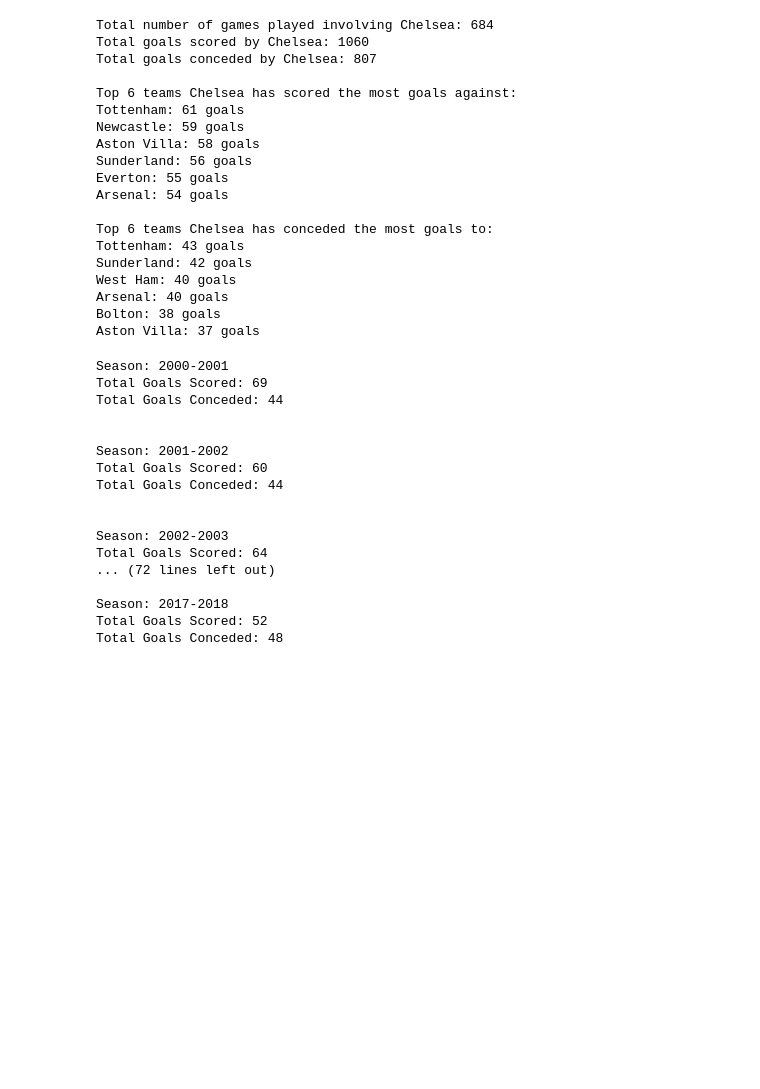
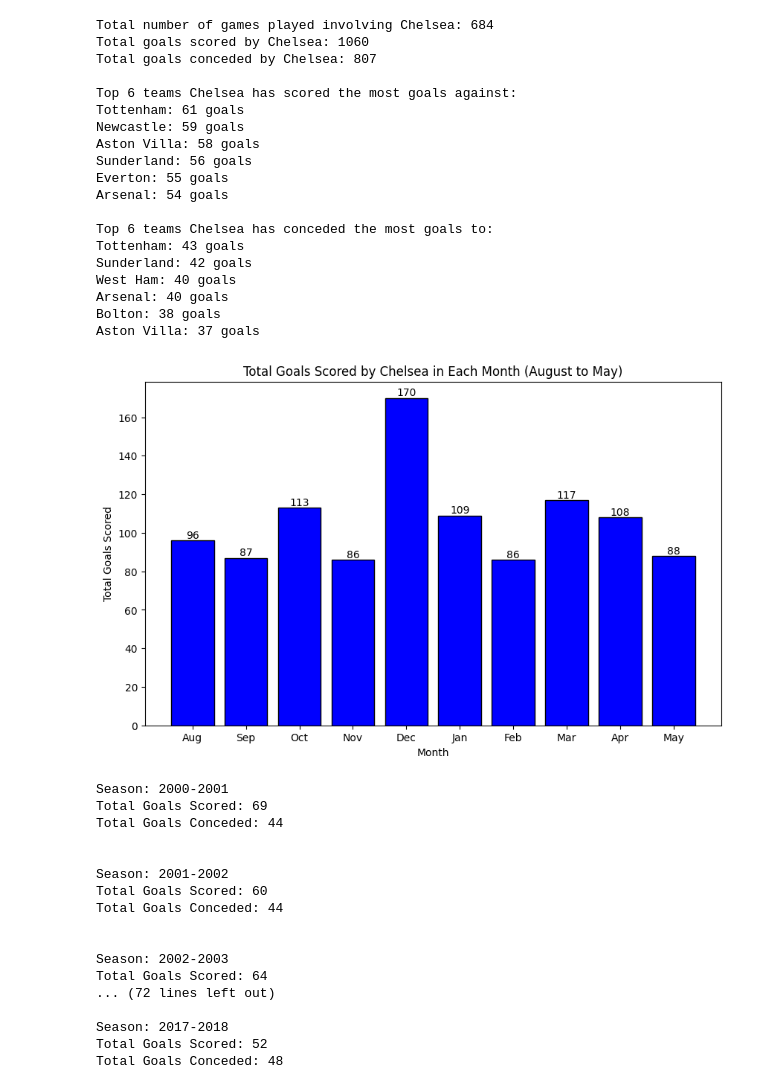
Before and after one commit to SashlynNade/CFC_Analysis, a Jupyter notebook: Chelsea_Analysis.ipynb, the cells around one changed output. Cells and saved outputs as stored; diff of their text form; code cells hidden in the pictures; blank space fills up the shorter version.

```diff
--- a/Chelsea_Analysis.ipynb
+++ b/Chelsea_Analysis.ipynb
@@ -139,6 +215,57 @@ West Ham: 40 goals
 Arsenal: 40 goals
 Bolton: 38 goals
 Aston Villa: 37 goals
+# %%
+import pandas as pd
+import matplotlib.pyplot as plt
+
+# Open the Excel file
+excel_file_path = "final_dataset.xlsx"
+
+# Read the Excel file
+df = pd.read_excel(excel_file_path)
+
+# Filter Chelsea's home games
+chelsea_home_games = df[df['HomeTeam'].str.contains('Chelsea')]
+
+# Filter Chelsea's away games
+chelsea_away_games = df[df['AwayTeam'].str.contains('Chelsea')]
+
+# Concatenate home and away games
+chelsea_games = pd.concat([chelsea_home_games, chelsea_away_games])
+
+# Extract month and year from the 'Date' column
+chelsea_games['Month'] = chelsea_games['Date'].dt.month
+chelsea_games['Year'] = chelsea_games['Date'].dt.year
+
+# Filter data for seasons starting from August to May
+chelsea_games = chelsea_games[(chelsea_games['Month'] >= 8) | (chelsea_games['Month'] <= 5)]
+
+# Reorder months from August to May
+month_order = [8, 9, 10, 11, 12, 1, 2, 3, 4, 5]
+chelsea_games['Month'] = chelsea_games['Month'].apply(lambda x: month_order.index(x) + 1)
+
+# Calculate total goals scored in each month
+goals_by_month = chelsea_games.groupby('Month')['FTHG'].sum()
+
+# Months names for plotting
+month_names = ['Aug', 'Sep', 'Oct', 'Nov', 'Dec', 'Jan', 'Feb', 'Mar', 'Apr', 'May']
+
+# Plotting the total number of goals scored in each month by Chelsea
+plt.figure(figsize=(10, 6))
+bars = plt.bar(month_names, goals_by_month, color='blue', edgecolor='black')
+plt.xlabel('Month')
+plt.ylabel('Total Goals Scored')
+plt.title('Total Goals Scored by Chelsea in Each Month (August to May)')
+
+# Adding numbers at the top of each bar
+for bar in bars:
+    yval = bar.get_height()
+    plt.text(bar.get_x() + bar.get_width()/2, yval, int(yval), ha='center', va='bottom')
+
+plt.show()
+# %% [output]
+[figure, added]
 # %%
 import pandas as pd
 
```
Also changed, not shown: parts of 4 cells of this notebook.
